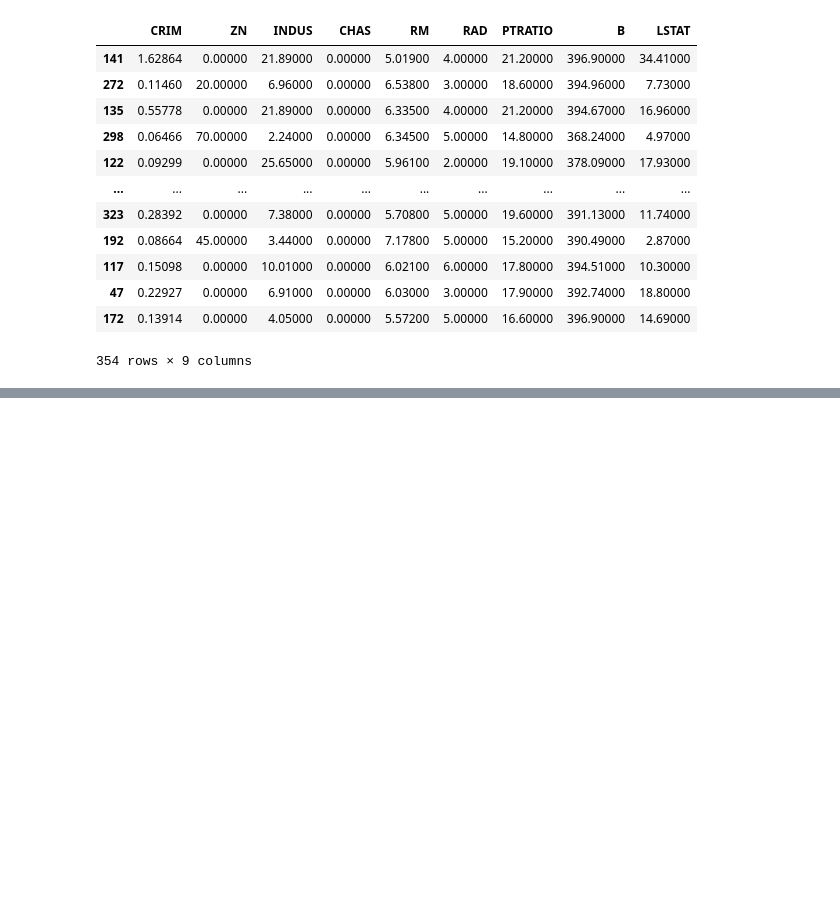
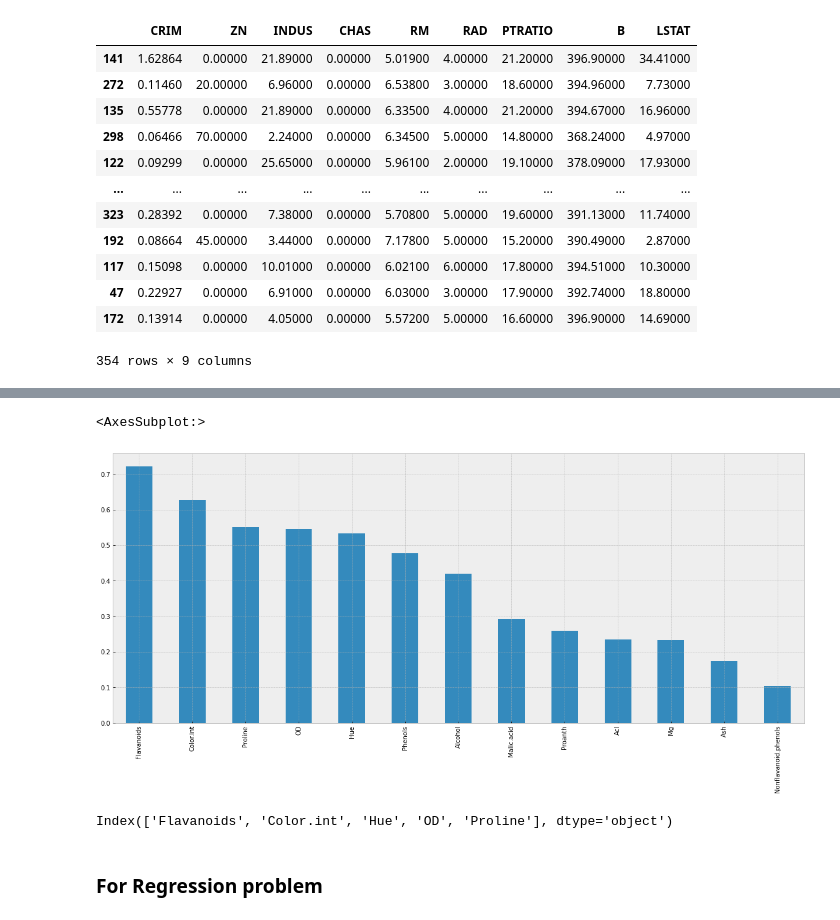
Before and after one commit to behzad89/SQL_GDAL_Commnds, a Jupyter notebook: ML_codes/[Data] Feature Engneering/06_Feature Selection.ipynb, the cells around one changed output, grey strips where cells are left out. Saved outputs shown, nothing was run; the diff lists cells and outputs as text; code cells hidden in the pictures; blank space fills up the shorter version.

Commit message:
Feature selection is ended

```diff
--- a/ML_codes/[Data] Feature Engneering/06_Feature Selection.ipynb
+++ b/ML_codes/[Data] Feature Engneering/06_Feature Selection.ipynb
@@ -162,0 +225,5 @@ X_train.drop(corr_features,axis=1)
+# %%
+X = df.drop('Wine',axis=1)
+y = df.Wine
+# %%
+X_train, X_test, y_train, y_test = train_test_split(X,y,train_size=0.7, random_state=0)
@@ -162,0 +239,5 @@ X_train.drop(corr_features,axis=1)
+# %%
+from sklearn.feature_selection import mutual_info_classif
+mutual_info = mutual_info_classif(X_train, y_train)
+mutual_info
+# As the value is highest, the relationship between the feature and target feature is higher
@@ -162,0 +248,4 @@ X_train.drop(corr_features,axis=1)
+# %%
+mutual_info = pd.Series(mutual_info)
+mutual_info.index = X_train.columns
+mutual_info.sort_values(ascending=False)
@@ -162,0 +267,5 @@ X_train.drop(corr_features,axis=1)
+# %%
+mutual_info.sort_values(ascending=False).plot.bar(figsize=(20, 8))
+# %% [output]
+<AxesSubplot:>
+[figure, added]
@@ -162,0 +274,9 @@ X_train.drop(corr_features,axis=1)
+# %%
+#No we Will select the  top 5 important features
+sel_five_cols = SelectKBest(mutual_info_classif, k=5)
+sel_five_cols.fit(X_train, y_train)
+X_train.columns[sel_five_cols.get_support()]
+# %% [output]
+Index(['Flavanoids', 'Color.int', 'Hue', 'OD', 'Proline'], dtype='object')
+# %% [markdown]
+### For Regression problem
```
Also changed, not shown: parts of 42 cells of this notebook.
